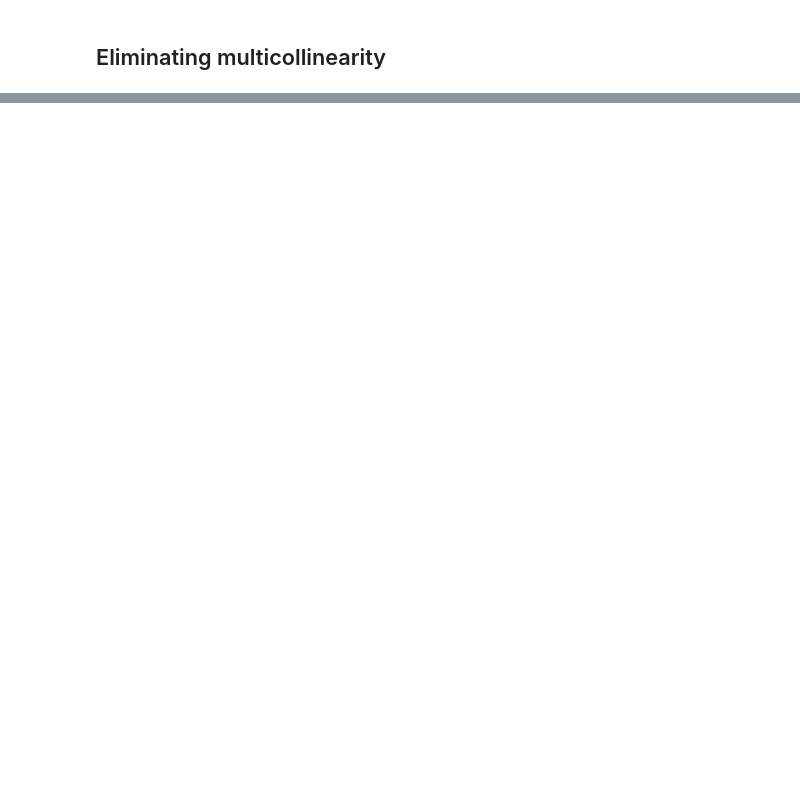
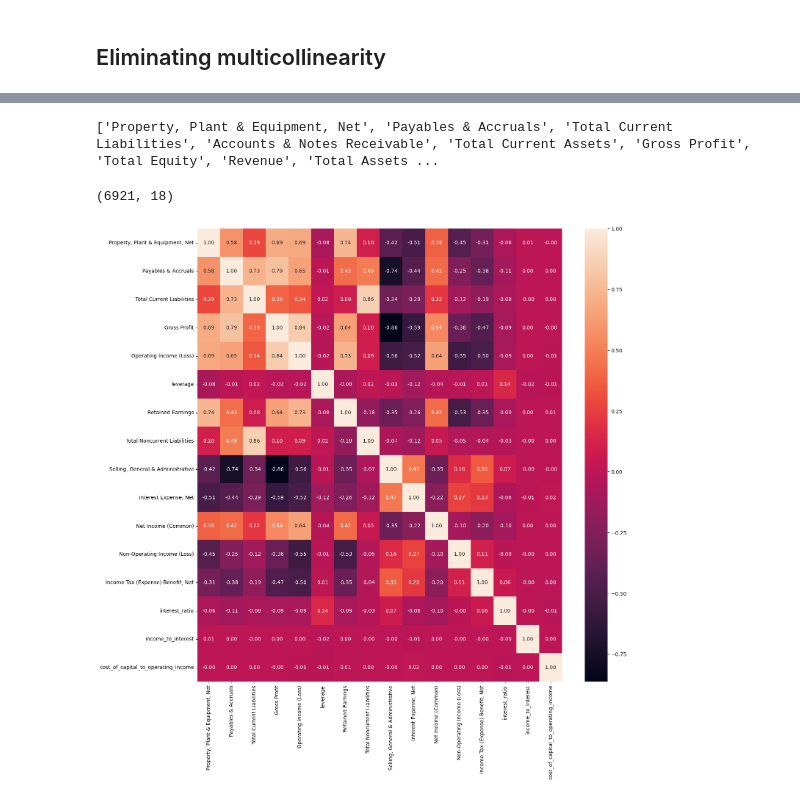
Before and after one commit to GiancarloSanna/Credit_Rating_Project, a Jupyter notebook: 7.0 Modelling.ipynb, the cells around one changed output, grey strips where cells are left out. Saved outputs shown, nothing was run; the diff lists cells and outputs as text; code cells hidden in the pictures; blank space fills up the shorter version.

```diff
--- a/7.0 Modelling.ipynb
+++ b/7.0 Modelling.ipynb
@@ -493,0 +486,23 @@ plt.show()
+# %%
+print(collist)
+# %% [output]
+['Property, Plant & Equipment, Net', 'Payables & Accruals', 'Total Current Liabilities', 'Accounts & Notes Receivable', 'Total Current Assets', 'Gross Profit', 'Total Equity', 'Revenue', 'Total Assets ...
+# %%
+# We see a lot of multicollinearity here ,so we take out some columns
+droplist = ['Revenue','Cost of Revenue','Accounts & Notes Receivable', 'Total Current Assets','Total Equity', 'Total Assets',
+           'Total Noncurrent Assets','Operating Expenses', 'Total Liabilities','Pretax Income (Loss), Adj.', 'Cash, Cash Equivalents & Short Term Investments','Other Long Term Assets',
+           'Share Capital & Additional Paid-In Capital','Pretax Income (Loss)', 'Income (Loss) from Continuing Operations', 'Net Income']
+# %%
+# We drop the columns
+X_train_temp = X_train_temp.drop(droplist,axis = 1)
+X_test_temp = X_test_temp.drop(droplist,axis = 1)
+# %%
+X_train_temp.shape
+# %% [output]
+(6921, 18)
+# %%
+# We run it again
+model = SelectKBest(chi2, k=16).fit(X_train_temp, y_train)
+collist = corr_check(model,X_train_temp, 16)
+# %% [output]
+[figure, added]
```
Also changed, not shown: parts of 106 cells of this notebook, 7 other files.
